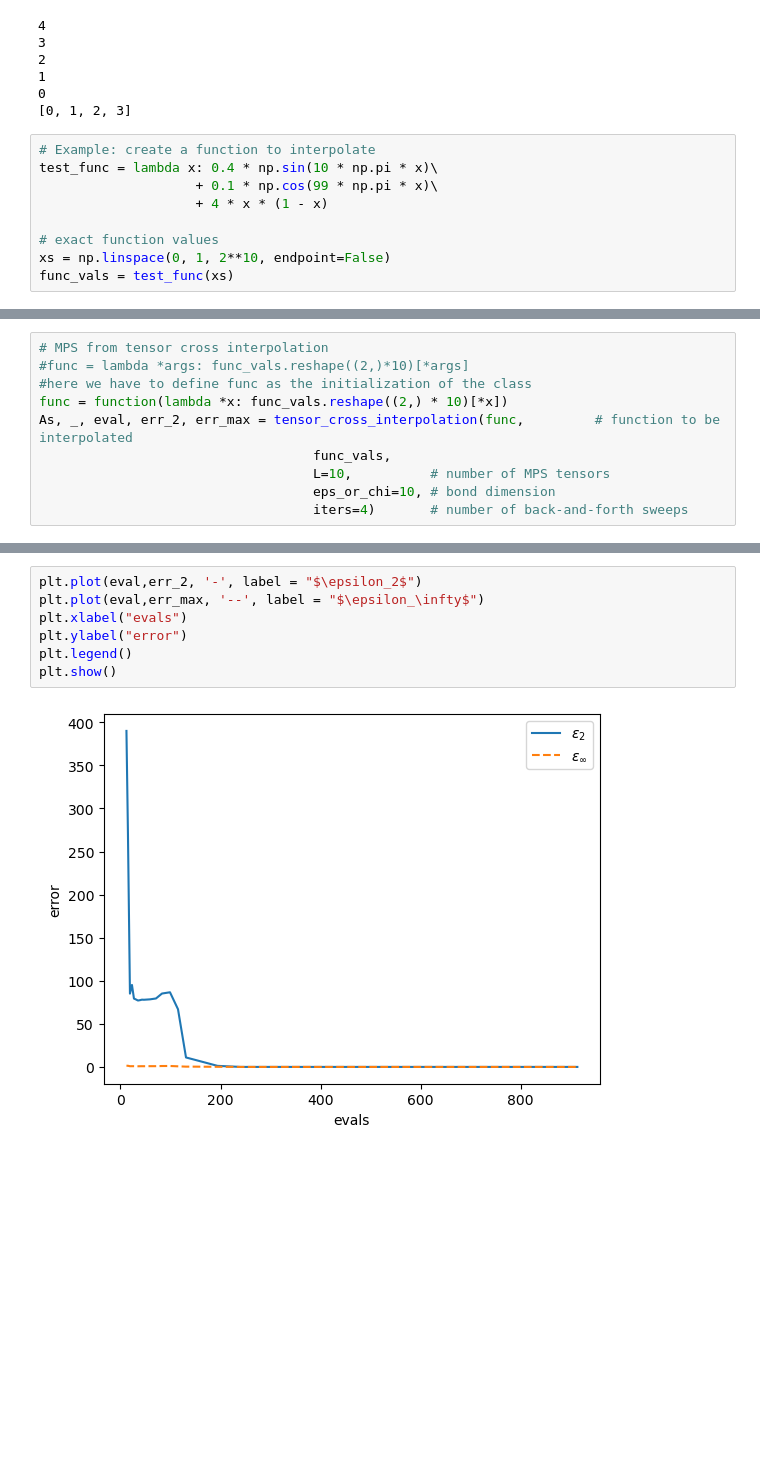
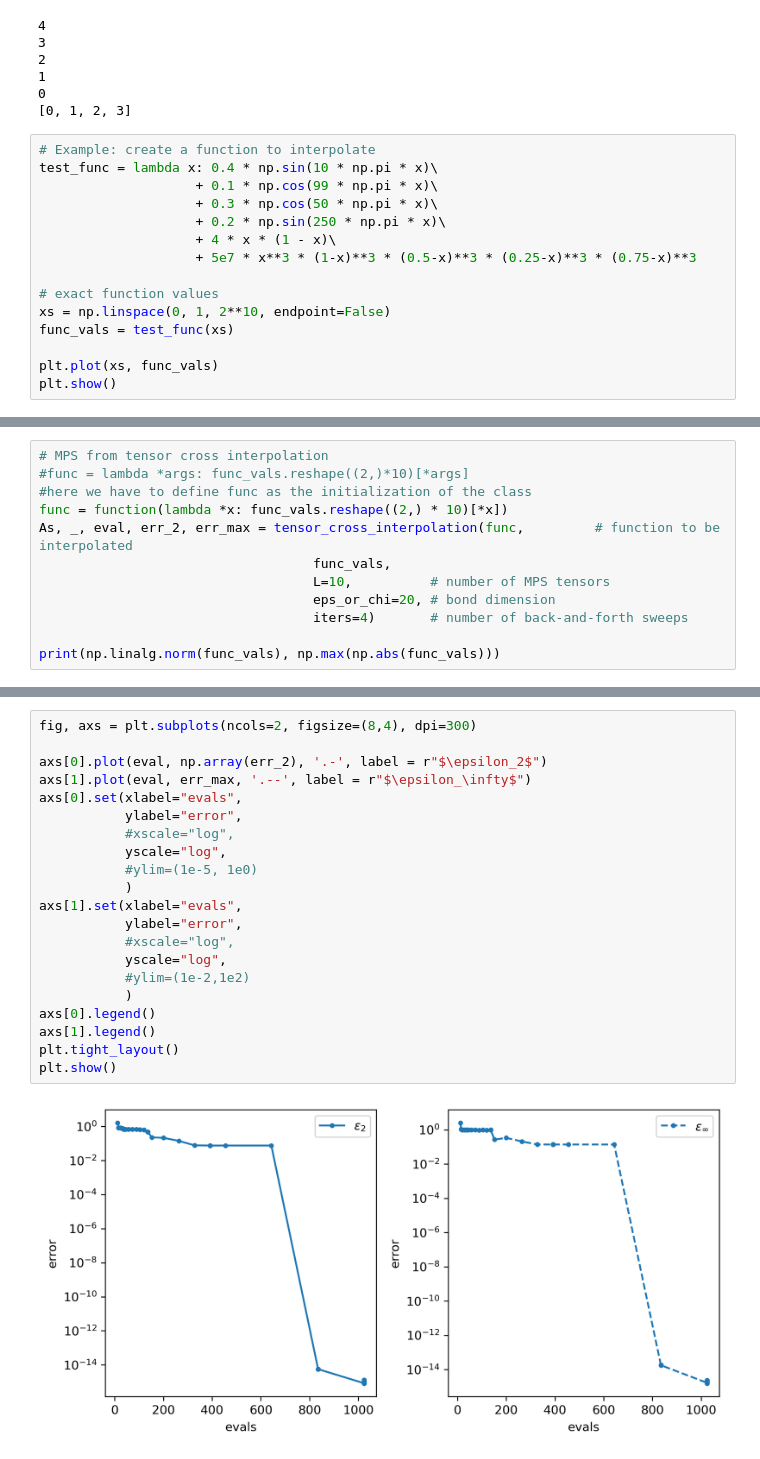
Before and after one commit to gconcheri/Student-Research-Job, a Jupyter notebook: TCI_newmethod.ipynb, the cells around one changed output, grey strips where cells are left out. Cells and saved outputs as stored; diff of their text form; blank space fills up the shorter version.

```diff
--- a/TCI_newmethod.ipynb
+++ b/TCI_newmethod.ipynb
@@ -333,8 +333,14 @@ print(B)
 # Example: create a function to interpolate
 test_func = lambda x: 0.4 * np.sin(10 * np.pi * x)\
                     + 0.1 * np.cos(99 * np.pi * x)\
-                    + 4 * x * (1 - x)
+                    + 0.3 * np.cos(50 * np.pi * x)\
+                    + 0.2 * np.sin(250 * np.pi * x)\
+                    + 4 * x * (1 - x)\
+                    + 5e7 * x**3 * (1-x)**3 * (0.5-x)**3 * (0.25-x)**3 * (0.75-x)**3
 
 # exact function values
 xs = np.linspace(0, 1, 2**10, endpoint=False)
 func_vals = test_func(xs)
+
+plt.plot(xs, func_vals)
+plt.show()
@@ -346,5 +354,7 @@ func = function(lambda *x: func_vals.reshape((2,) * 10)[*x])
 As, _, eval, err_2, err_max = tensor_cross_interpolation(func,         # function to be interpolated
                                    func_vals,
                                    L=10,          # number of MPS tensors
-                                   eps_or_chi=10, # bond dimension
+                                   eps_or_chi=20, # bond dimension
                                    iters=4)       # number of back-and-forth sweeps
+
+print(np.linalg.norm(func_vals), np.max(np.abs(func_vals)))
@@ -351,9 +363,23 @@ As, _, eval, err_2, err_max = tensor_cross_interpolation(func,         # functio
 # %%
-plt.plot(eval,err_2, '-', label = "$\epsilon_2$")
-plt.plot(eval,err_max, '--', label = "$\epsilon_\infty$")
-plt.xlabel("evals")
-plt.ylabel("error")
-plt.legend()
+fig, axs = plt.subplots(ncols=2, figsize=(8,4), dpi=300)
+
+axs[0].plot(eval, np.array(err_2), '.-', label = r"$\epsilon_2$")
+axs[1].plot(eval, err_max, '.--', label = r"$\epsilon_\infty$")
+axs[0].set(xlabel="evals",
+           ylabel="error",
+           #xscale="log",
+           yscale="log",
+           #ylim=(1e-5, 1e0)
+           )
+axs[1].set(xlabel="evals",
+           ylabel="error",
+           #xscale="log",
+           yscale="log",
+           #ylim=(1e-2,1e2)
+           )
+axs[0].legend()
+axs[1].legend()
+plt.tight_layout()
 plt.show()
 # %% [output]
-[figure, old version]
+[figure, new version]
```
Also changed, not shown: parts of 3 cells of this notebook.
